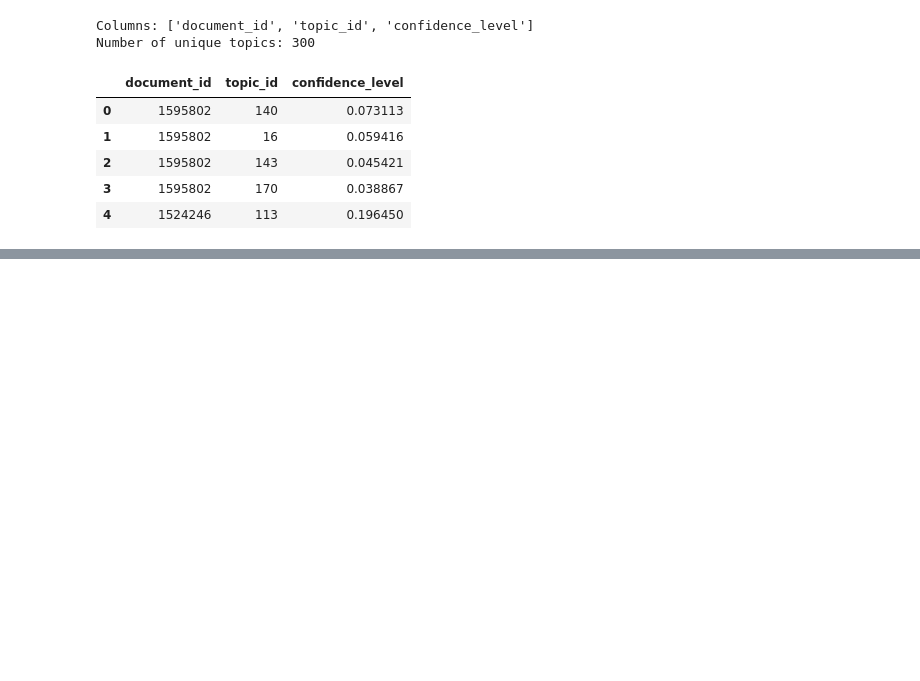
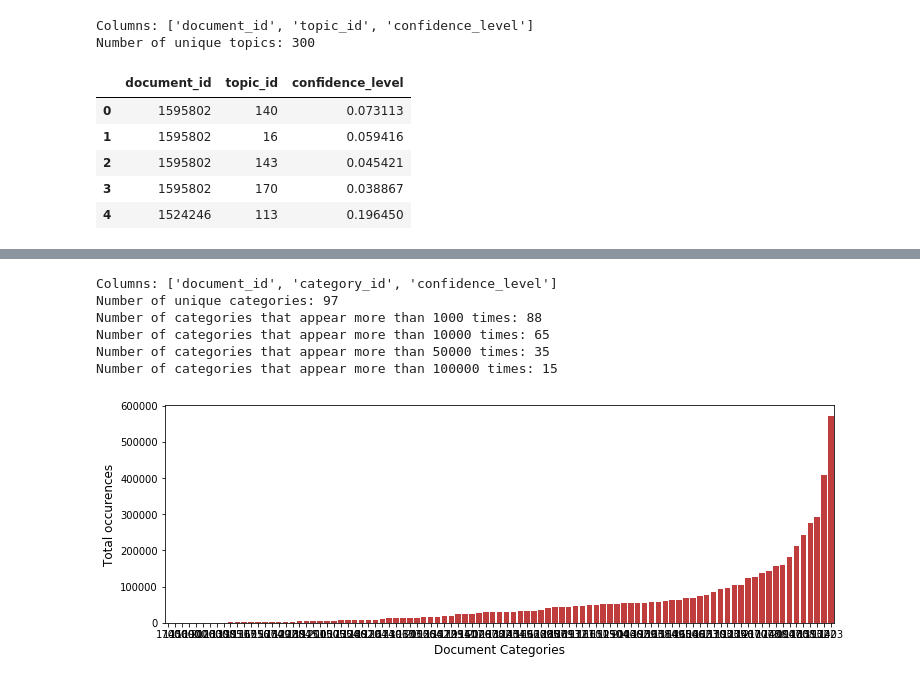
Before and after one commit to devLupin/outbrain-click-prediction, a Jupyter notebook: Outbrain-Click-Prediction.ipynb, the cells around one changed output, grey strips where cells are left out. Drawn from its saved outputs; the diff is of its cells as text; code cells hidden in the pictures; blank space fills up the shorter version.

```diff
--- a/Outbrain-Click-Prediction.ipynb
+++ b/Outbrain-Click-Prediction.ipynb
@@ -148,0 +167,24 @@ Number of unique topics: 300
+# %%
+cat = pd.read_csv('./Desktop/openSW/input/documents_categories.csv')
+print('Columns:', cat.columns.tolist())
+print('Number of unique categories:', len(cat.category_id.unique()))
+
+cat_ids = cat.groupby('category_id')['confidence_level'].count().sort_values()
+
+for i in [1000, 10000, 50000, 100000]:
+    print('Number of categories that appear more than {} times: {}'
+          .format(i, (cat_ids > i).sum()))
+
+plt.figure(figsize=(12, 4))
+sns.barplot(cat_ids.index, cat_ids.values, order=cat_ids.index, alpha=1, color=p[3])
+plt.xlabel('Document Categories', fontsize=12)
+plt.ylabel('Total occurences', fontsize=12)
+plt.show()
+# %% [output]
+Columns: ['document_id', 'category_id', 'confidence_level']
+Number of unique categories: 97
+Number of categories that appear more than 1000 times: 88
+Number of categories that appear more than 10000 times: 65
+Number of categories that appear more than 50000 times: 35
+Number of categories that appear more than 100000 times: 15
+[figure, added]
```
Also changed, not shown: parts of 1 cell of this notebook.
